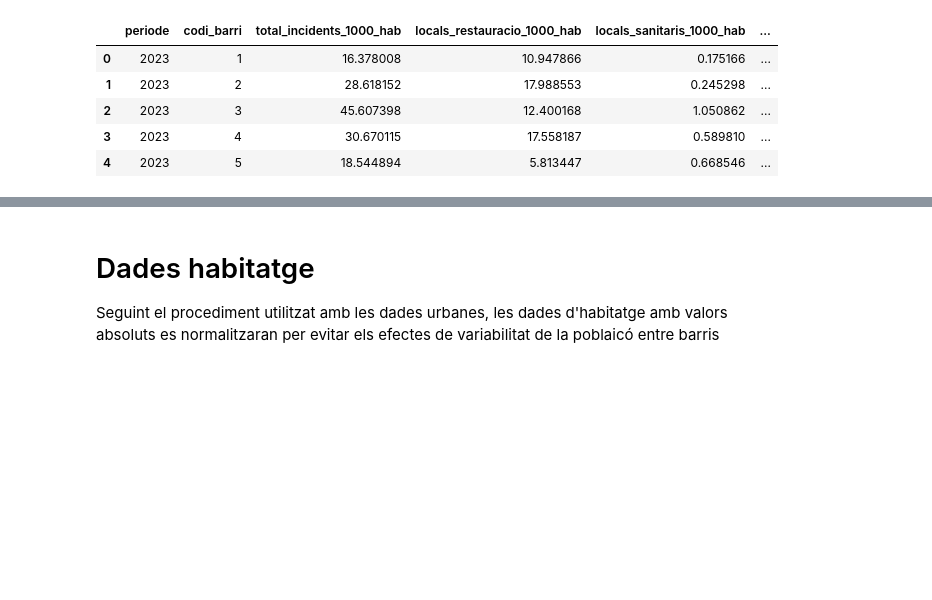
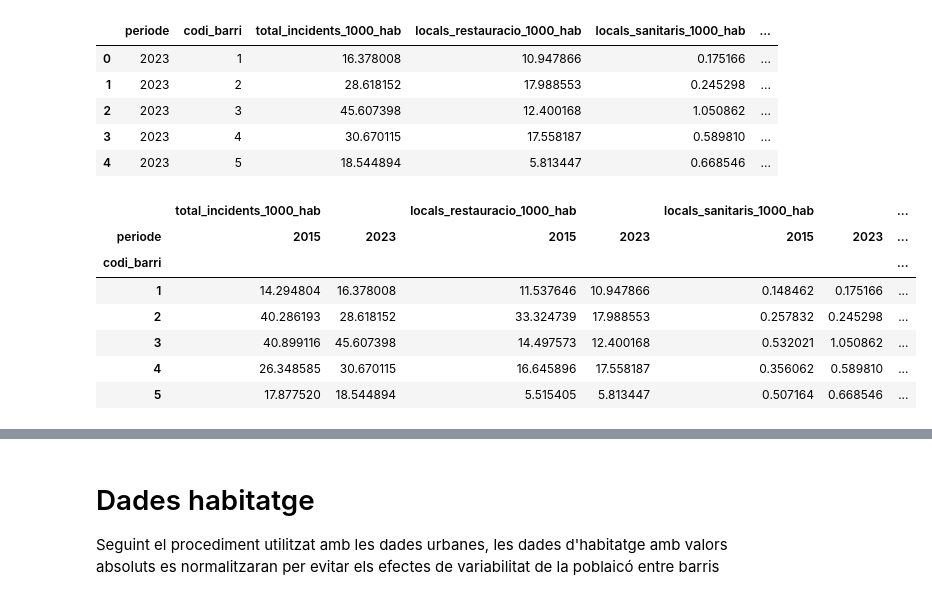
Before and after one commit to joseprau/tfm_gentrificacio_bcn, a Jupyter notebook: notebooks/feature_engineering.ipynb, the cells around one changed output, grey strips where cells are left out. Cells and saved outputs as stored; diff of their text form; code cells hidden in the pictures; blank space fills up the shorter version.

Commit message:
calcul deltes dades urbanes

```diff
--- a/notebooks/feature_engineering.ipynb
+++ b/notebooks/feature_engineering.ipynb
@@ -380,8 +380,8 @@ df_urbanes_metriques.head()
 | 4 | 2023 | 5 | 638 | 200 | 23 | 33 | ... |
 # %%
 # Seleccionem les columnes que acabem de crear
-df_urbanes_final = df_urbanes_metriques[[col for col in df_urbanes_metriques.columns if col.endswith("_hab") or col in ["codi_barri", "periode"]]]
-df_urbanes_final.head()
+df_urbanes_clean = df_urbanes_metriques[[col for col in df_urbanes_metriques.columns if col.endswith("_hab") or col in ["codi_barri", "periode"]]]
+df_urbanes_clean.head()
 # %% [output]
 |  | periode | codi_barri | total_incidents_1000_hab | locals_restauracio_1000_hab | locals_sanitaris_1000_hab | ... |
 | 0 | 2023 | 1 | 16.378008 | 10.947866 | 0.175166 | ... |
@@ -395,0 +396,12 @@ df_urbanes_15 = df_urbanes_final[df_urbanes_final["periode"] == 2015].drop(colum
+# %%
+df_urbanes_pivot = df_urbanes_clean.pivot(index = "codi_barri", columns="periode")
+df_urbanes_pivot.head()
+# %% [output]
+|  | total_incidents_1000_hab |  | locals_restauracio_1000_hab |  | locals_sanitaris_1000_hab |  | ... |
+| periode | 2015 | 2023 | 2015 | 2023 | 2015 | 2023 | ... |
+| codi_barri |  |  |  |  |  |  | ... |
+| 1 | 14.294804 | 16.378008 | 11.537646 | 10.947866 | 0.148462 | 0.175166 | ... |
+| 2 | 40.286193 | 28.618152 | 33.324739 | 17.988553 | 0.257832 | 0.245298 | ... |
+| 3 | 40.899116 | 45.607398 | 14.497573 | 12.400168 | 0.532021 | 1.050862 | ... |
+| 4 | 26.348585 | 30.670115 | 16.645896 | 17.558187 | 0.356062 | 0.589810 | ... |
+| 5 | 17.877520 | 18.544894 | 5.515405 | 5.813447 | 0.507164 | 0.668546 | ... |
```
Also changed, not shown: parts of 6 cells of this notebook.
